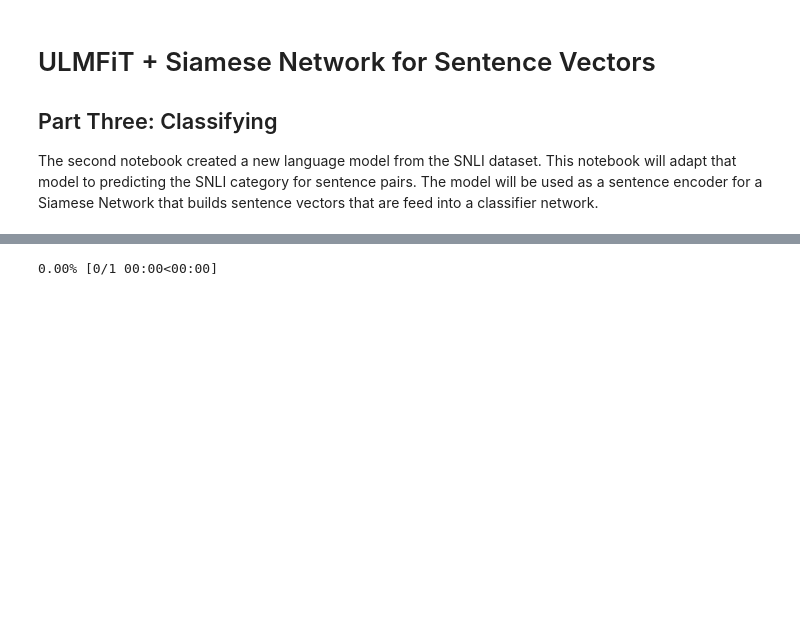
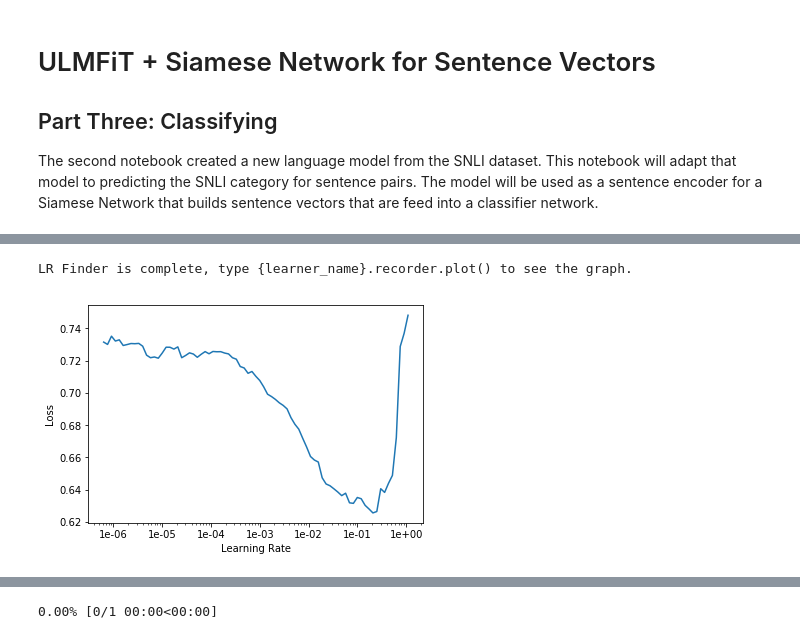
Before and after one commit to dainis-boumber/av, a Jupyter notebook: classifier.ipynb, the cells around one changed output, grey strips where cells are left out. Drawn from its saved outputs; the diff is of its cells as text; code cells hidden in the pictures; blank space fills up the shorter version.

```diff
--- a/classifier.ipynb
+++ b/classifier.ipynb
@@ -78,0 +103,6 @@ data_clf.show_batch()
+# %%
+learn.lr_find()
+learn.recorder.plot()
+# %% [output]
+LR Finder is complete, type {learner_name}.recorder.plot() to see the graph.
+[figure, added]
```
Also changed, not shown: parts of 15 cells of this notebook, 8 other files.
